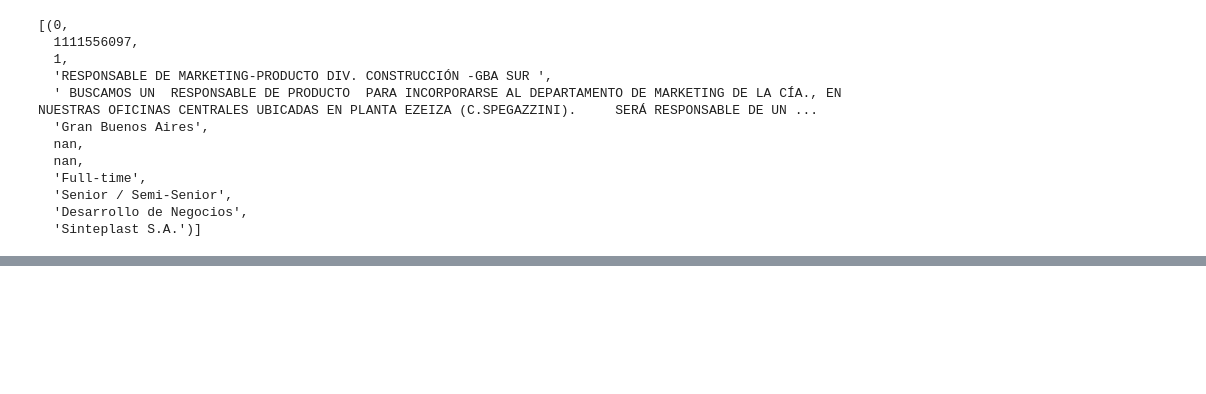
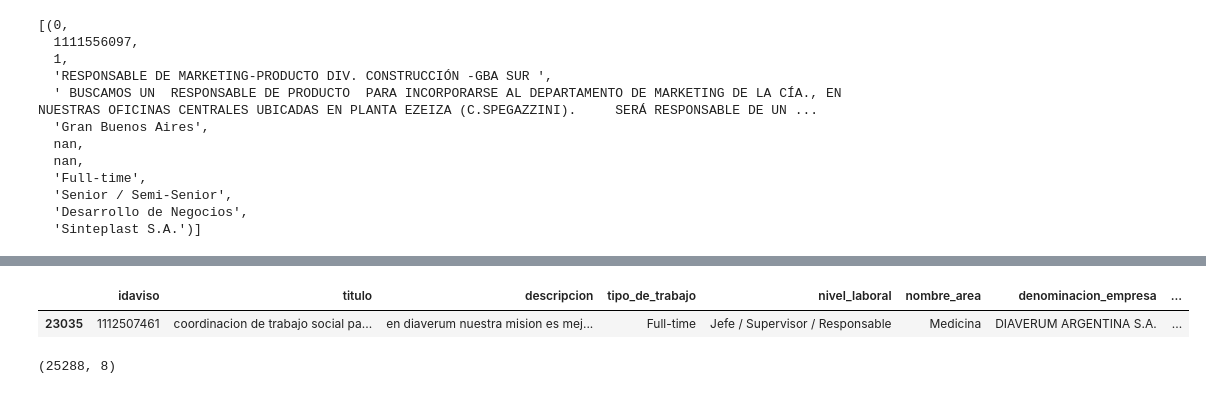
Before and after one commit to fcavazzoli/DatosTP, a Jupyter notebook: Modificador de descripciones.ipynb, the cells around one changed output, grey strips where cells are left out. Cells and saved outputs as stored; diff of their text form; code cells hidden in the pictures; blank space fills up the shorter version.

```diff
--- a/Modificador de descripciones.ipynb
+++ b/Modificador de descripciones.ipynb
@@ -14,7 +14,7 @@ try:
 except NameError:
     sc = pyspark.SparkContext('local[*]')
 # %%
-df = pd.read_csv('Sources/fiuba_6_avisos_detalle_concat.csv', delimiter=',')
+df = pd.read_csv('fiuba_6_avisos_detalle_concat.csv', delimiter=',')
 tuples = [tuple(x) for x in df.values]
 df.drop(['Unnamed: 0'],axis=1,inplace=True)
 df.head()
@@ -107,0 +111,9 @@ avisos.head()
+# %%
+cluster = pd.read_csv('idaviso-cluster.csv')
+# %%
+avisos = avisos.merge(cluster,how='inner',on='idaviso')
+# %%
+avisos.sample()
+# %% [output]
+|  | idaviso | titulo | descripcion | tipo_de_trabajo | nivel_laboral | nombre_area | denominacion_empresa | ... |
+| 23035 | 1112507461 | coordinacion de trabajo social pa... | en diaverum nuestra mision es mej... | Full-time | Jefe / Supervisor / Responsable | Medicina | DIAVERUM ARGENTINA S.A. | ... |
@@ -108 +122,5 @@ avisos.head()
+# %%
+avisos.shape
+# %% [output]
+(25288, 8)
 # %%
```
Also changed, not shown: parts of 3 cells of this notebook, 1 other file.
